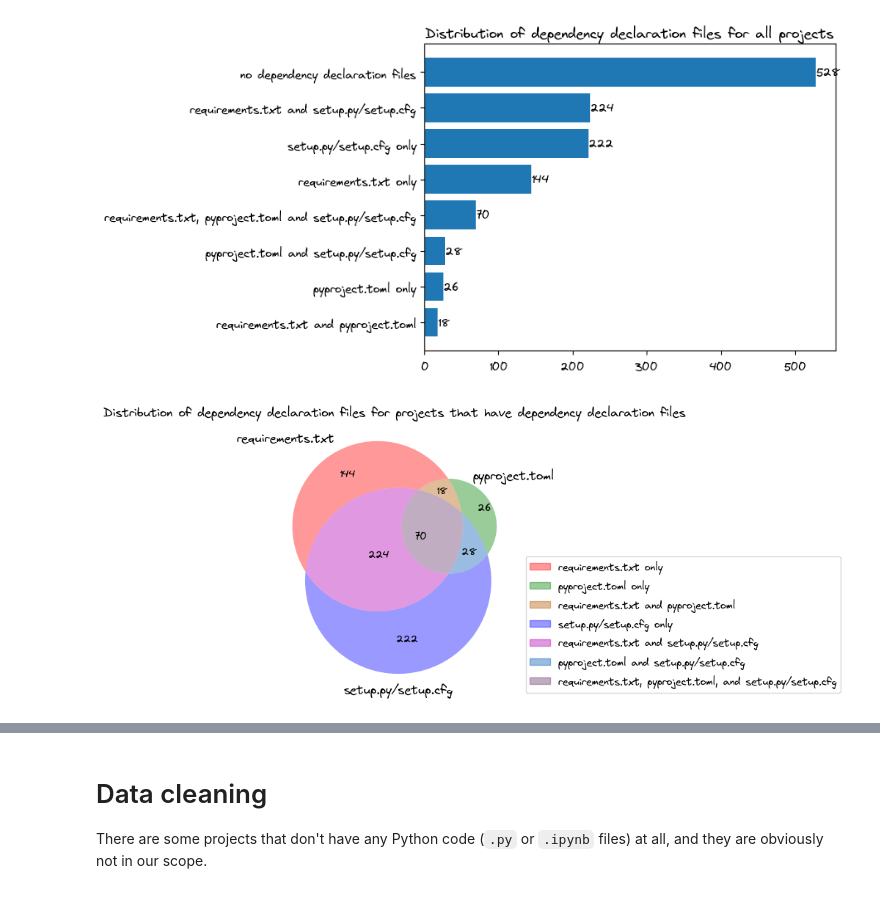
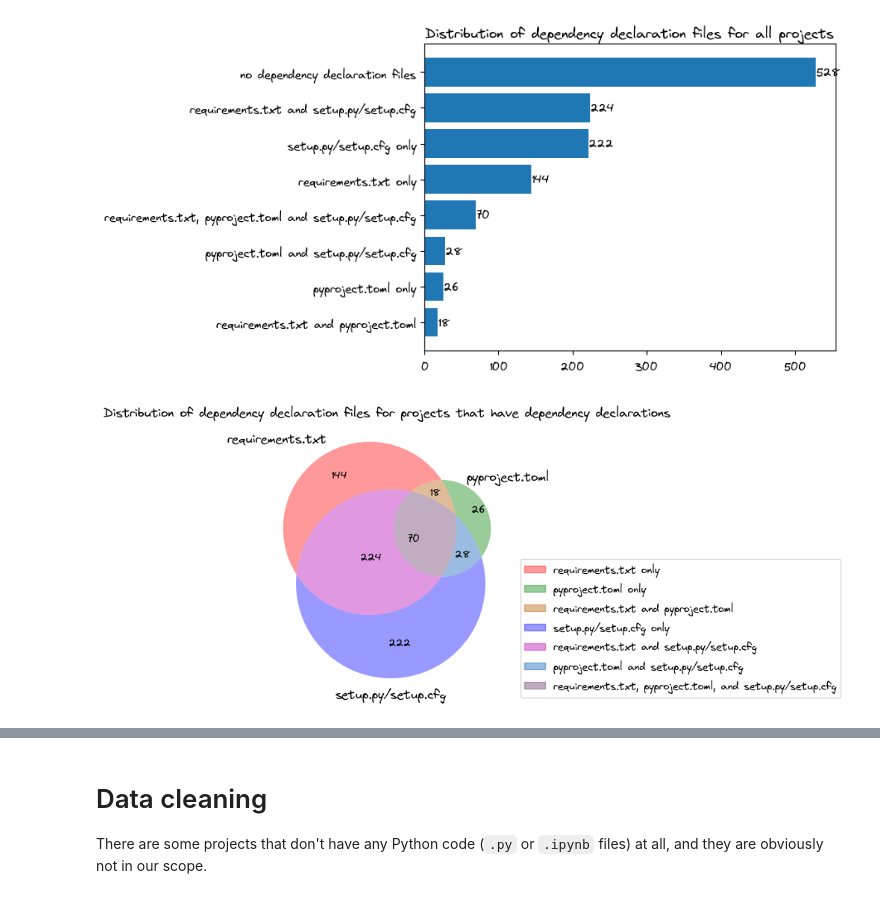
Before and after one commit to tweag/FawltyDeps-analysis, a Jupyter notebook: notebooks/results-biomedical.ipynb, the cells around one changed output, grey strips where cells are left out. Drawn from its saved outputs; the diff is of its cells as text; code cells hidden in the pictures.

Commit message:
Update bar charts

```diff
--- a/notebooks/results-biomedical.ipynb
+++ b/notebooks/results-biomedical.ipynb
@@ -196,32 +270,33 @@ venn_parsers = venn3(
     [project_req_txt, project_pyproject_toml, project_setup],
     set_labels=(set_1_name, set_2_name, set_3_name),
     ax=ax,
 )
 
 # Define labels for all sets and intersections
 # for a 3-circle diagram, the sequence is 100, 010, 110, 001, 101, 011, 111
 legend_labels = [
     f"{set_1_name} only",
     f"{set_2_name} only",
     f"{set_1_name} and {set_2_name}",
     f"{set_3_name} only",
     f"{set_1_name} and {set_3_name}",
     f"{set_2_name} and {set_3_name}",
     f"{set_1_name}, {set_2_name}, and {set_3_name}",
 ]
 
 legend_handles = [
     Patch(
         color=patch.get_facecolor(),
         label=legend_labels[venn_parsers.patches.index(patch)],
     )
     for patch in venn_parsers.patches
     if patch
 ]
 
 plt.legend(handles=legend_handles, loc=(1.04, 0))
 plt.title(
-    "Distribution of dependency declaration files for projects that have dependency declaration files")
+    "Distribution of dependency declaration files for projects that have dependency declarations")
+plt.savefig("distribution_deps_3.png", dpi=600, bbox_inches="tight")
 plt.show()
 # %% [output]
-[figure, old version]
+[figure, new version]
```
Also changed, not shown: parts of 16 cells of this notebook.
